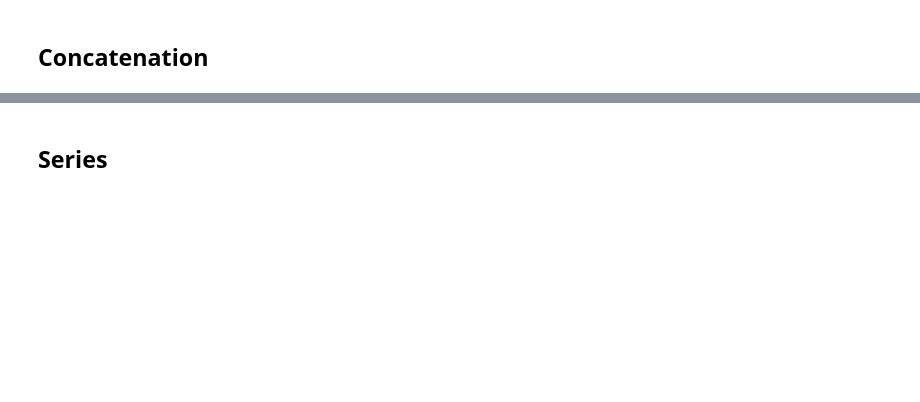
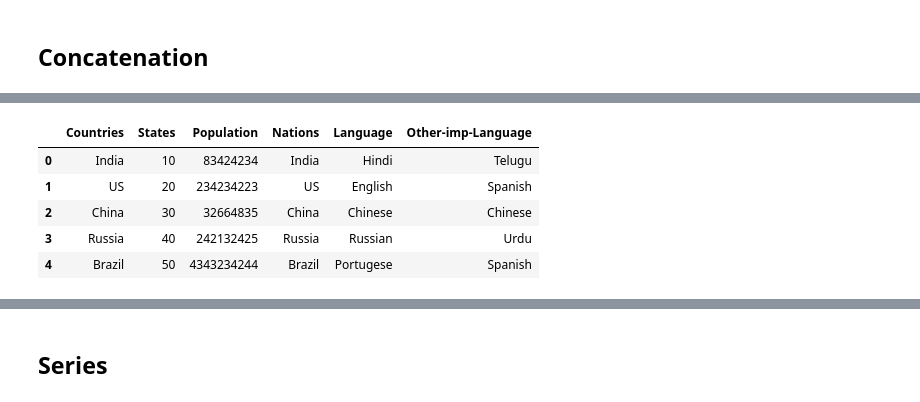
Before and after one commit to pvaddina/python-reference, a Jupyter notebook: pandas.ipynb, the cells around one changed output, grey strips where cells are left out. Drawn from its saved outputs; the diff is of its cells as text; code cells hidden in the pictures; blank space fills up the shorter version.

```diff
--- a/pandas.ipynb
+++ b/pandas.ipynb
@@ -468,0 +559,9 @@ pd.concat([a1,a2], axis=1) # Concatenation along columns. Observe how the unknow
+# %%
+pop = pd.DataFrame({"Countries": ["India", "US", "China", "Russia", "Brazil"]
+                         , "States": [10,20,30,40,50]
+                         , "Population": [83424234, 234234223, 32664835, 242132425, 4343234244]})
+lang = pd.DataFrame({"Countries": ["India", "US", "China", "Russia", "Brazil"]
+                   , "Language": ["Hindi", "English", "Chinese", "Russian", "Portugese"]
+                   , "Other-imp-Language": ["Telugu", "Spanish", "Chinese", "Urdu", "Spanish"]})
+
+print(pop); print(lang);
@@ -468,0 +591,13 @@ pd.concat([a1,a2], axis=1) # Concatenation along columns. Observe how the unknow
+# %%
+lang = pd.DataFrame({"Nations": ["India", "US", "China", "Russia", "Brazil"]
+                   , "Language": ["Hindi", "English", "Chinese", "Russian", "Portugese"]
+                   , "Other-imp-Language": ["Telugu", "Spanish", "Chinese", "Urdu", "Spanish"]})
+
+pd.merge(pop, lang, left_on="Countries", right_on="Nations")
+# %% [output]
+|  | Countries | States | Population | Nations | Language | Other-imp-Language |
+| 0 | India | 10 | 83424234 | India | Hindi | Telugu |
+| 1 | US | 20 | 234234223 | US | English | Spanish |
+| 2 | China | 30 | 32664835 | China | Chinese | Chinese |
+| 3 | Russia | 40 | 242132425 | Russia | Russian | Urdu |
+| 4 | Brazil | 50 | 4343234244 | Brazil | Portugese | Spanish |
```
Also changed, not shown: parts of 30 cells of this notebook, 2 other files.
